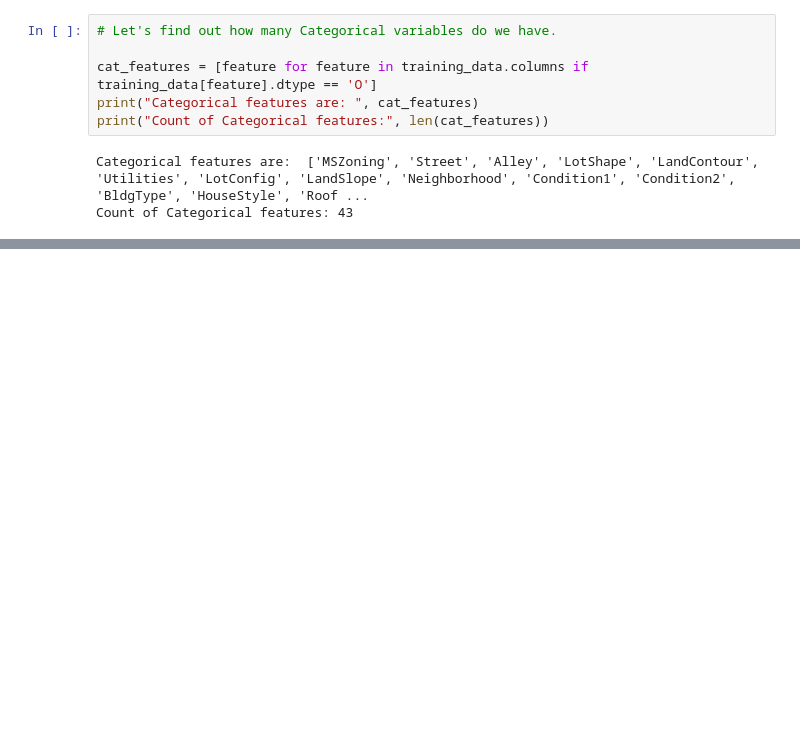
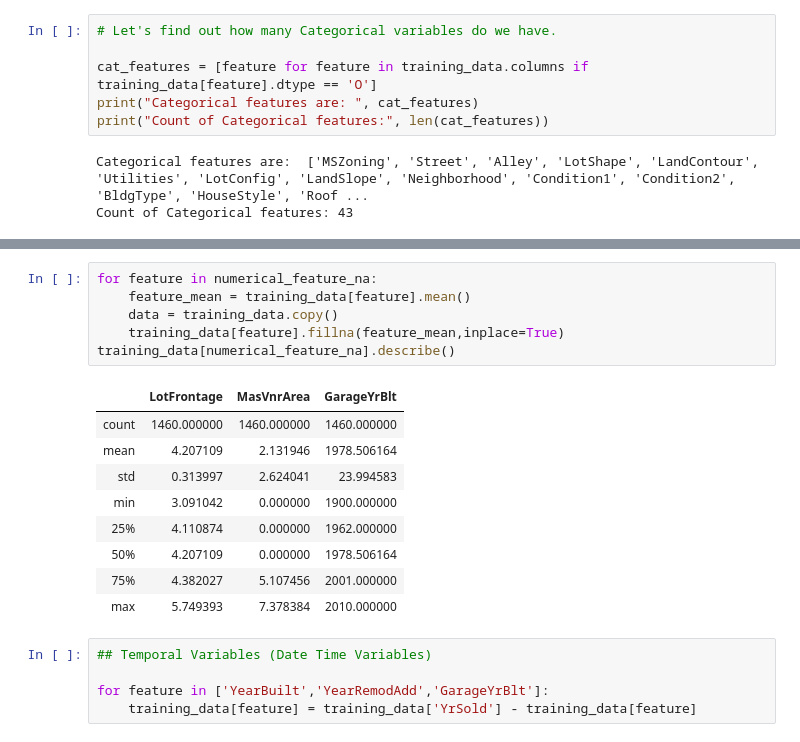
Before and after one commit to rajkhona/Housepriceprediction, a Jupyter notebook: house_price_prediction.ipynb, the cells around one changed output, grey strips where cells are left out. Cells and saved outputs as stored; diff of their text form; blank space fills up the shorter version.

```diff
--- a/house_price_prediction.ipynb
+++ b/house_price_prediction.ipynb
@@ -267,0 +378,21 @@ for features in cat_features:
+# %%
+for feature in numerical_feature_na:
+    feature_mean = training_data[feature].mean()
+    data = training_data.copy()
+    training_data[feature].fillna(feature_mean,inplace=True)
+training_data[numerical_feature_na].describe()
+# %% [output]
+|  | LotFrontage | MasVnrArea | GarageYrBlt |
+| count | 1460.000000 | 1460.000000 | 1460.000000 |
+| mean | 4.207109 | 2.131946 | 1978.506164 |
+| std | 0.313997 | 2.624041 | 23.994583 |
+| min | 3.091042 | 0.000000 | 1900.000000 |
+| 25% | 4.110874 | 0.000000 | 1962.000000 |
+| 50% | 4.207109 | 0.000000 | 1978.506164 |
+| 75% | 4.382027 | 5.107456 | 2001.000000 |
+| max | 5.749393 | 7.378384 | 2010.000000 |
+# %%
+## Temporal Variables (Date Time Variables)
+
+for feature in ['YearBuilt','YearRemodAdd','GarageYrBlt']:
+    training_data[feature] = training_data['YrSold'] - training_data[feature]
```
Also changed, not shown: parts of 13 cells of this notebook.
